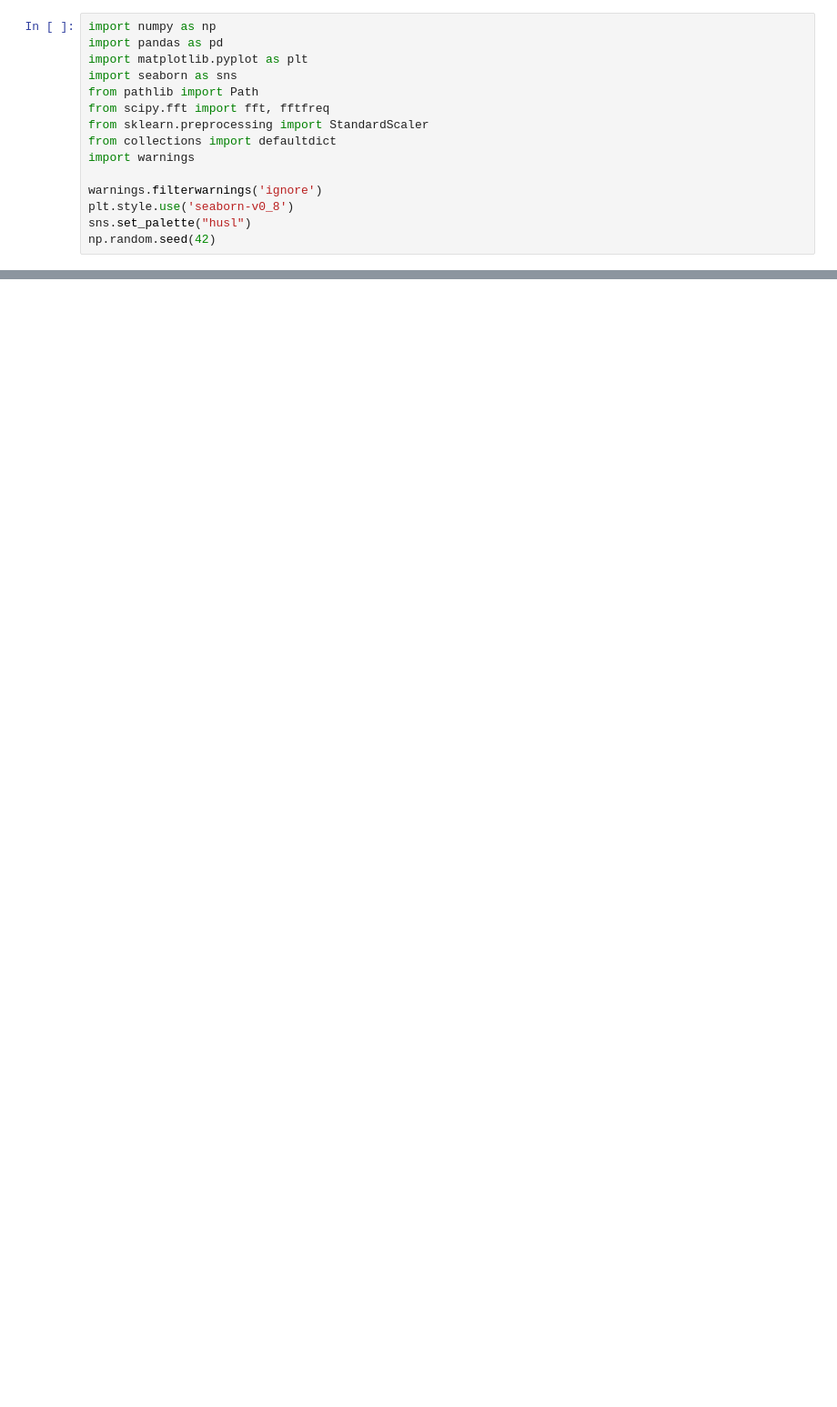
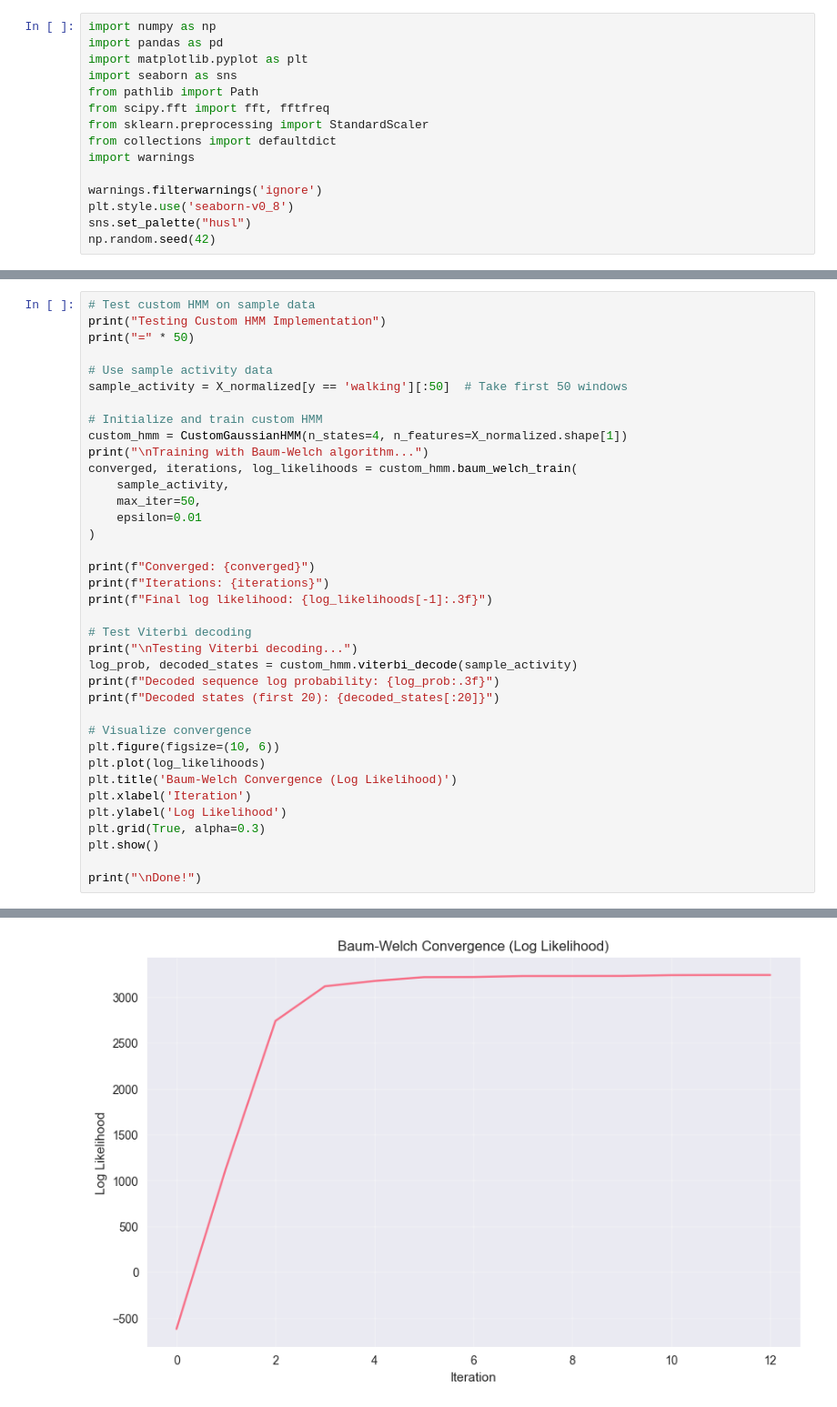
Before and after one commit to NiyonshutiDavid/Hidden-Markov-Models, a Jupyter notebook: HMM_Formative2.ipynb, the cells around one changed output, grey strips where cells are left out. Shown at 91% size. Cells and saved outputs as stored; diff of their text form; blank space fills up the shorter version.

```diff
--- a/HMM_Formative2.ipynb
+++ b/HMM_Formative2.ipynb
@@ -928,0 +444,38 @@ Project Complete!
+# %%
+# Test custom HMM on sample data
+print("Testing Custom HMM Implementation")
+print("=" * 50)
+
+# Use sample activity data
+sample_activity = X_normalized[y == 'walking'][:50]  # Take first 50 windows
+
+# Initialize and train custom HMM
+custom_hmm = CustomGaussianHMM(n_states=4, n_features=X_normalized.shape[1])
+print("\nTraining with Baum-Welch algorithm...")
+converged, iterations, log_likelihoods = custom_hmm.baum_welch_train(
+    sample_activity,
+    max_iter=50,
+    epsilon=0.01
+)
+
+print(f"Converged: {converged}")
+print(f"Iterations: {iterations}")
+print(f"Final log likelihood: {log_likelihoods[-1]:.3f}")
+
+# Test Viterbi decoding
+print("\nTesting Viterbi decoding...")
+log_prob, decoded_states = custom_hmm.viterbi_decode(sample_activity)
+print(f"Decoded sequence log probability: {log_prob:.3f}")
+print(f"Decoded states (first 20): {decoded_states[:20]}")
+
+# Visualize convergence
+plt.figure(figsize=(10, 6))
+plt.plot(log_likelihoods)
+plt.title('Baum-Welch Convergence (Log Likelihood)')
+plt.xlabel('Iteration')
+plt.ylabel('Log Likelihood')
+plt.grid(True, alpha=0.3)
+plt.show()
+
+print("\nDone!")
+# %% [output]
@@ -928,0 +494 @@ Project Complete!
+[figure, added]
```
Also changed, not shown: parts of 62 cells of this notebook.
